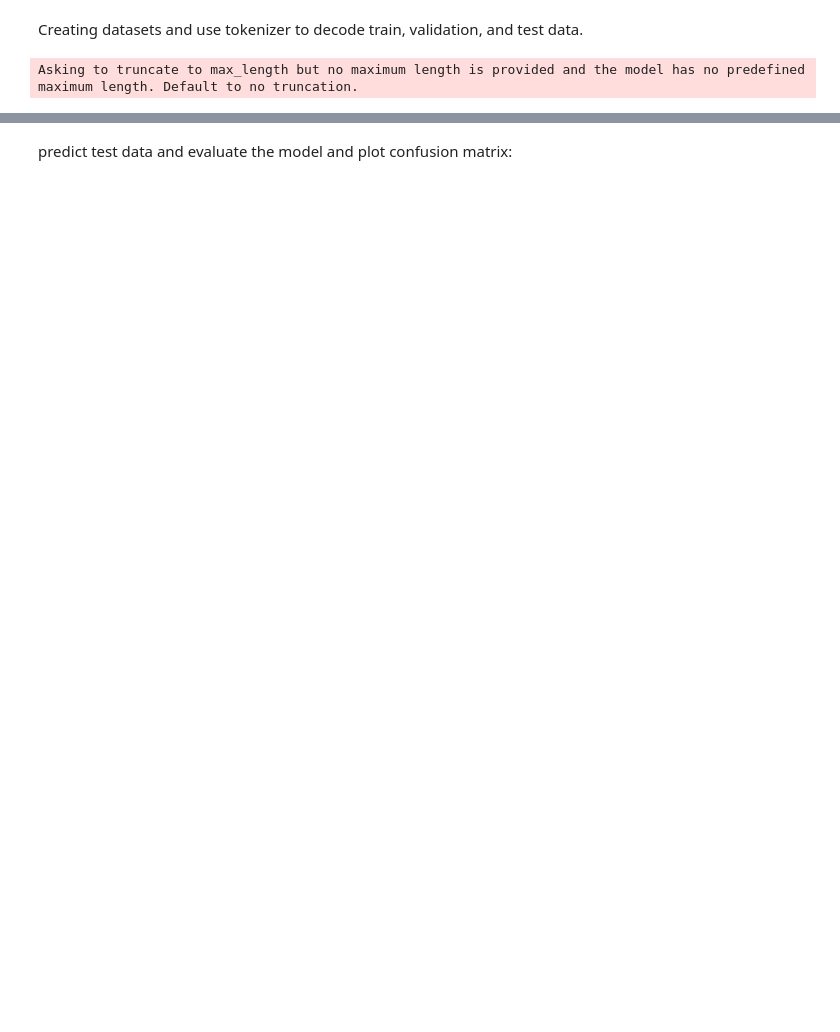
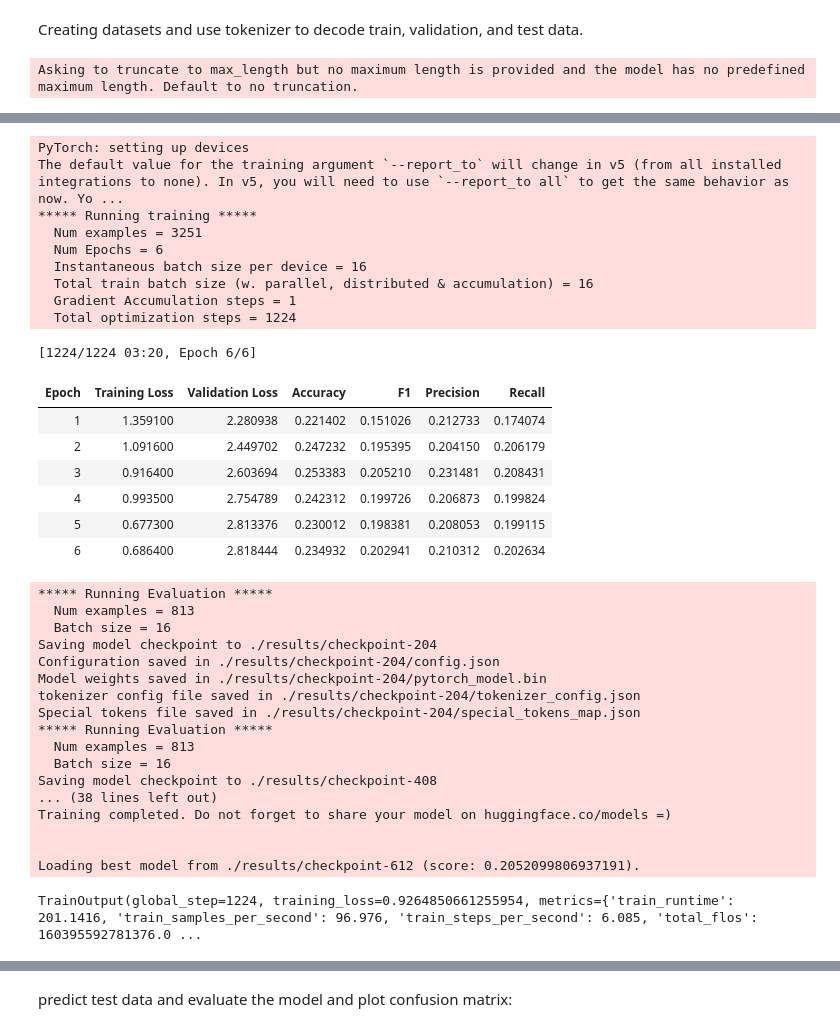
Before and after one commit to tandalalam/saadi-retreival, a Jupyter notebook: Saadi_Retrieval.ipynb, the cells around one changed output, grey strips where cells are left out. Saved outputs shown, nothing was run; the diff lists cells and outputs as text; code cells hidden in the pictures; blank space fills up the shorter version.

```diff
--- a/Saadi_Retrieval.ipynb
+++ b/Saadi_Retrieval.ipynb
@@ -1061,0 +1165,66 @@ TrainOutput(global_step=780, training_loss=0.6129756361055069, metrics={'train_r
+# %%
+from transformers import DistilBertForSequenceClassification, Trainer, TrainingArguments
+
+training_args = TrainingArguments(
+    output_dir='./results',
+    num_train_epochs = 6,
+    evaluation_strategy='epoch',
+    save_strategy='epoch',
+    learning_rate=1e-5,
+    per_device_train_batch_size=16,
+    per_device_eval_batch_size=16,
+    weight_decay=0.01,
+    logging_dir='./logs',
+    logging_steps=10,
+    warmup_steps=32,
+    load_best_model_at_end=True,
+    metric_for_best_model='f1'
+)
+
+trainer = CustomTrainer(
+    model=classification_model,
+    args=training_args,
+    compute_metrics=compute_metrics,
+    train_dataset=train_dataset,
+    eval_dataset=test_dataset,
+    tokenizer=tokenizer,
+    data_collator=data_collator
+)
+
+trainer.train()
+# %% [output]
+PyTorch: setting up devices
+The default value for the training argument `--report_to` will change in v5 (from all installed integrations to none). In v5, you will need to use `--report_to all` to get the same behavior as now. Yo ...
+***** Running training *****
+  Num examples = 3251
+  Num Epochs = 6
+  Instantaneous batch size per device = 16
+  Total train batch size (w. parallel, distributed & accumulation) = 16
+  Gradient Accumulation steps = 1
+  Total optimization steps = 1224
+[1224/1224 03:20, Epoch 6/6]
+| Epoch | Training Loss | Validation Loss | Accuracy | F1 | Precision | Recall |
+| 1 | 1.359100 | 2.280938 | 0.221402 | 0.151026 | 0.212733 | 0.174074 |
+| 2 | 1.091600 | 2.449702 | 0.247232 | 0.195395 | 0.204150 | 0.206179 |
+| 3 | 0.916400 | 2.603694 | 0.253383 | 0.205210 | 0.231481 | 0.208431 |
+| 4 | 0.993500 | 2.754789 | 0.242312 | 0.199726 | 0.206873 | 0.199824 |
+| 5 | 0.677300 | 2.813376 | 0.230012 | 0.198381 | 0.208053 | 0.199115 |
+| 6 | 0.686400 | 2.818444 | 0.234932 | 0.202941 | 0.210312 | 0.202634 |
+***** Running Evaluation *****
+  Num examples = 813
+  Batch size = 16
+Saving model checkpoint to ./results/checkpoint-204
+Configuration saved in ./results/checkpoint-204/config.json
+Model weights saved in ./results/checkpoint-204/pytorch_model.bin
+tokenizer config file saved in ./results/checkpoint-204/tokenizer_config.json
+Special tokens file saved in ./results/checkpoint-204/special_tokens_map.json
+***** Running Evaluation *****
+  Num examples = 813
+  Batch size = 16
+Saving model checkpoint to ./results/checkpoint-408
+... (38 lines left out)
+Training completed. Do not forget to share your model on huggingface.co/models =)
+
+
+Loading best model from ./results/checkpoint-612 (score: 0.2052099806937191).
+TrainOutput(global_step=1224, training_loss=0.9264850661255954, metrics={'train_runtime': 201.1416, 'train_samples_per_second': 96.976, 'train_steps_per_second': 6.085, 'total_flos': 160395592781376.0 ...
```
Also changed, not shown: parts of 50 cells of this notebook.
